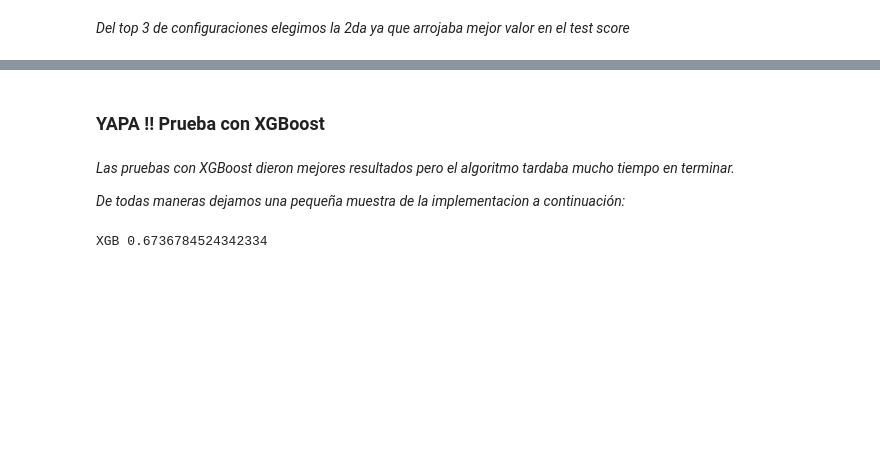
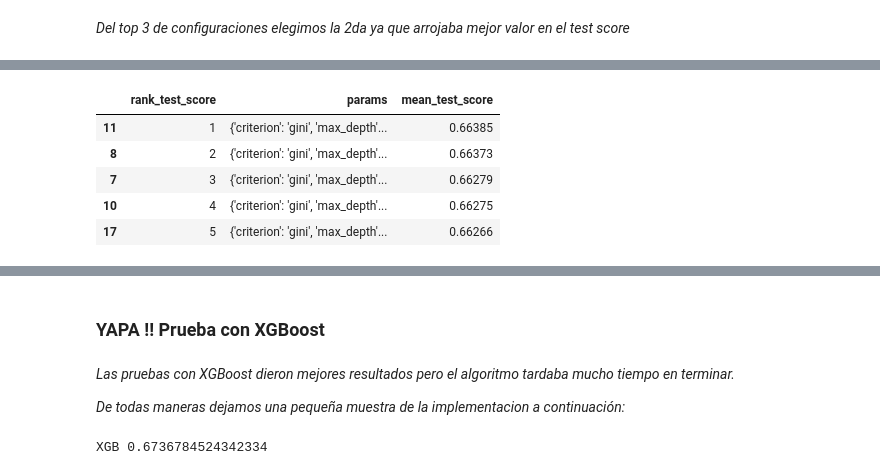
Before and after one commit to palaciosleo/diplodatos-famaf, a Jupyter notebook: aprendizaje-supervisado/AS_Practico_Grupo32.ipynb, the cells around one changed output, grey strips where cells are left out. Saved outputs shown, nothing was run; the diff lists cells and outputs as text; code cells hidden in the pictures; blank space fills up the shorter version.

```diff
--- a/aprendizaje-supervisado/AS_Practico_Grupo32.ipynb
+++ b/aprendizaje-supervisado/AS_Practico_Grupo32.ipynb
@@ -610,0 +635,10 @@ models_scores['Best SGD'] = best_sgd_score
+# %%
+pd.set_option('display.max_colwidth', 150)
+pd.DataFrame(rf_clf.cv_results_)[['rank_test_score','params','mean_test_score']].sort_values(by='rank_test_score')[:5]
+# %% [output]
+|  | rank_test_score | params | mean_test_score |
+| 11 | 1 | {'criterion': 'gini', 'max_depth'... | 0.66385 |
+| 8 | 2 | {'criterion': 'gini', 'max_depth'... | 0.66373 |
+| 7 | 3 | {'criterion': 'gini', 'max_depth'... | 0.66279 |
+| 10 | 4 | {'criterion': 'gini', 'max_depth'... | 0.66275 |
+| 17 | 5 | {'criterion': 'gini', 'max_depth'... | 0.66266 |
```
Also changed, not shown: parts of 12 cells of this notebook, 1 other file.
